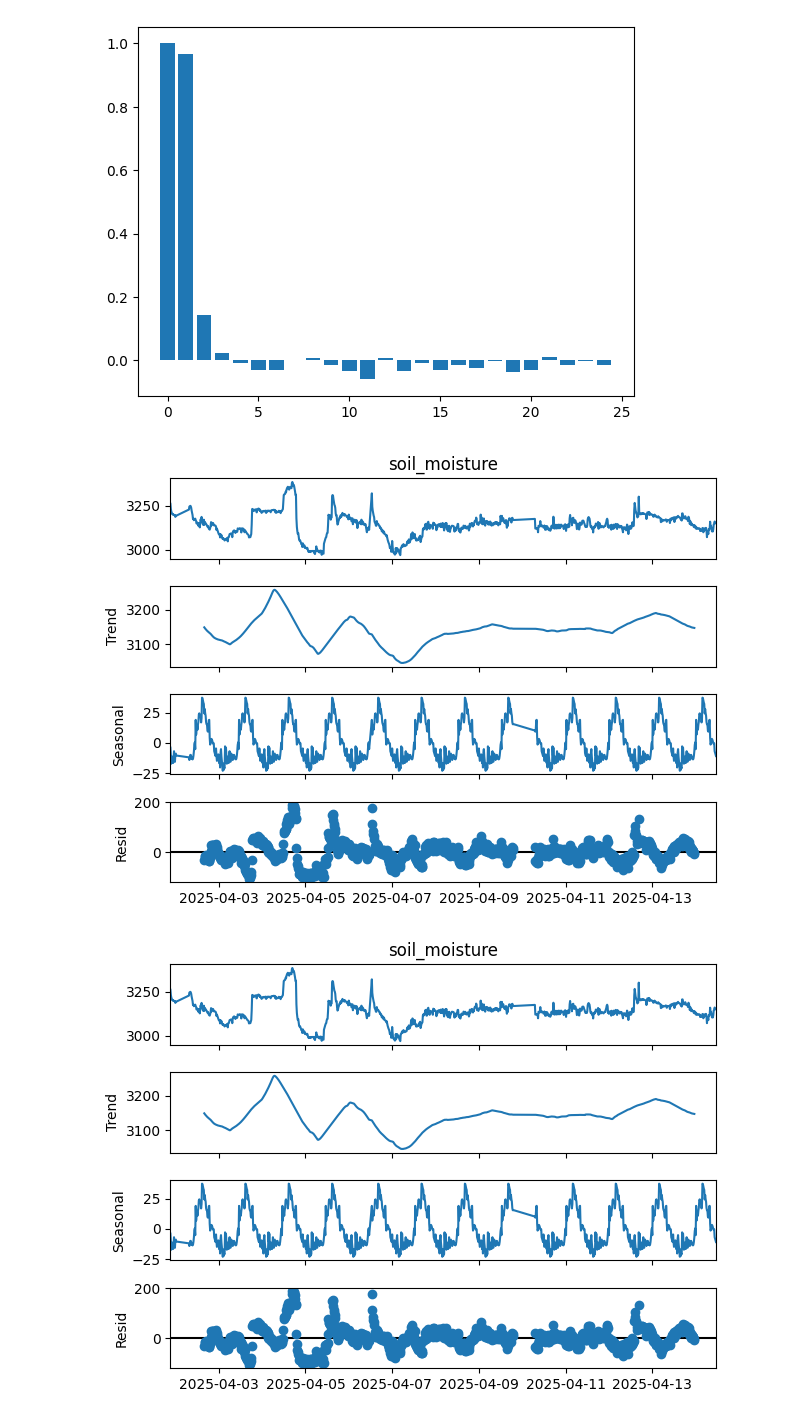
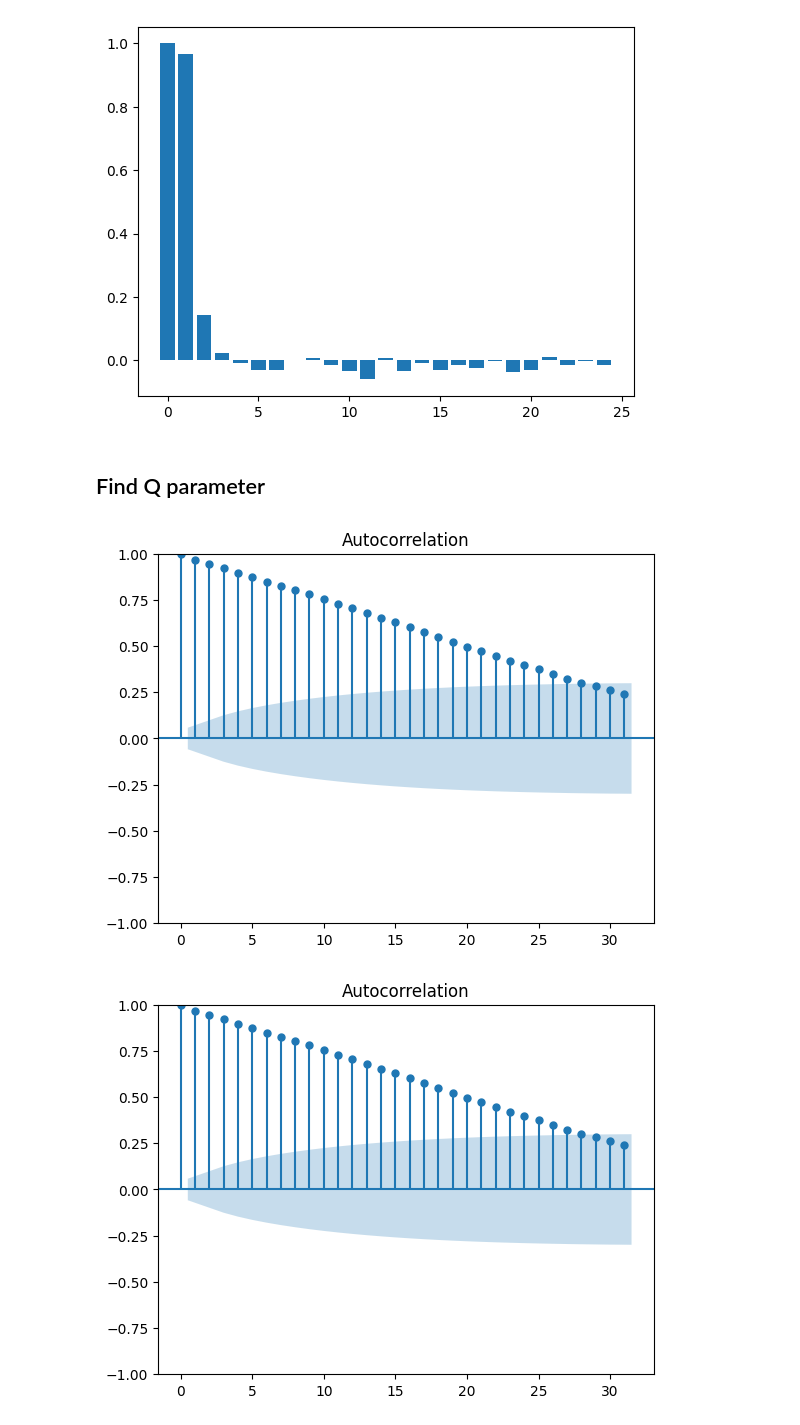
Before and after one commit to Jangsoodlor/smart-plant-pot-model, a Jupyter notebook: sarimax.ipynb, the cells around one changed output. Saved outputs shown, nothing was run; the diff lists cells and outputs as text; code cells hidden in the pictures.

```diff
--- a/sarimax.ipynb
+++ b/sarimax.ipynb
@@ -34,5 +86,7 @@ df_seasonal = seasonal_decompose(df["soil_moisture"], model="additive", period=9
-# %%
-df_seasonal.plot()
-# %% [output]
-[figure, removed]
-[figure, removed]
+# %% [markdown]
+## Find Q parameter
+# %%
+plot_acf(df["soil_moisture"])
+# %% [output]
+[figure, added]
+[figure, added]
```
Also changed, not shown: parts of 15 cells of this notebook, 1 other file.
